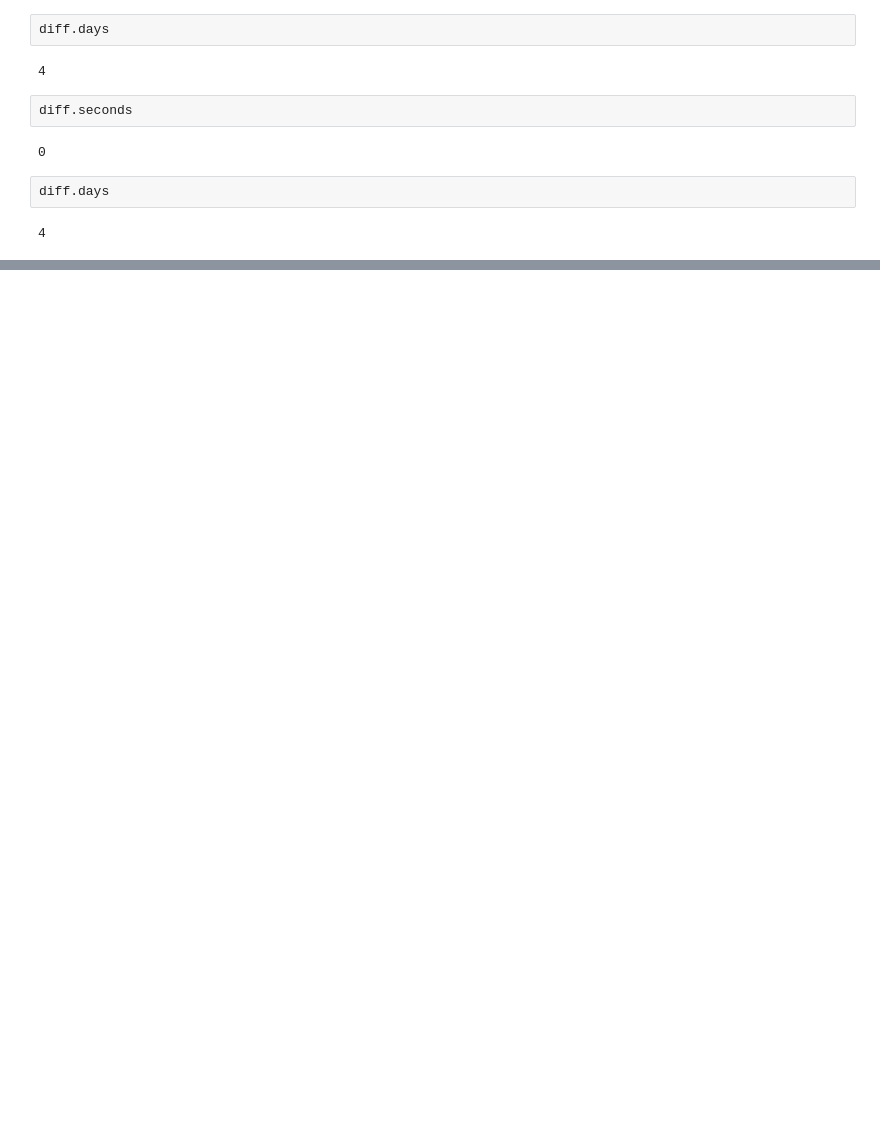
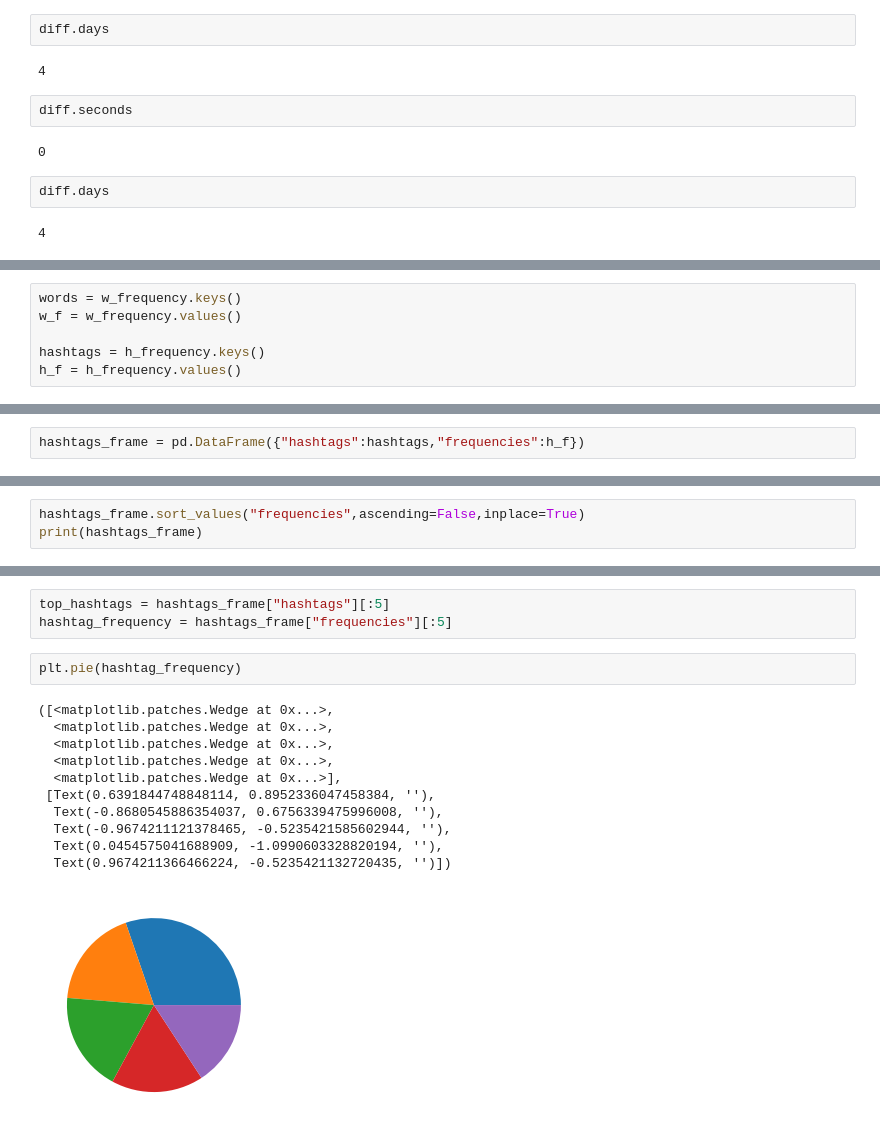
Before and after one commit to chirag-3/Instagram-Food-Vloggers-Data-scraping-using-Selenium, a Jupyter notebook: Food Vlogger Data Analysis.ipynb, the cells around one changed output, grey strips where cells are left out. Cells and saved outputs as stored; diff of their text form; blank space fills up the shorter version.

```diff
--- a/Food Vlogger Data Analysis.ipynb
+++ b/Food Vlogger Data Analysis.ipynb
@@ -456,0 +558,6 @@ plt.show()
+# %%
+words = w_frequency.keys()
+w_f = w_frequency.values()
+
+hashtags = h_frequency.keys()
+h_f = h_frequency.values()
@@ -456,0 +585,2 @@ plt.show()
+# %%
+hashtags_frame = pd.DataFrame({"hashtags":hashtags,"frequencies":h_f})
@@ -456,0 +604,3 @@ plt.show()
+# %%
+hashtags_frame.sort_values("frequencies",ascending=False,inplace=True)
+print(hashtags_frame)
@@ -456,0 +622,17 @@ plt.show()
+# %%
+top_hashtags = hashtags_frame["hashtags"][:5]
+hashtag_frequency = hashtags_frame["frequencies"][:5]
+# %%
+plt.pie(hashtag_frequency)
+# %% [output]
+([<matplotlib.patches.Wedge at 0x...>,
+  <matplotlib.patches.Wedge at 0x...>,
+  <matplotlib.patches.Wedge at 0x...>,
+  <matplotlib.patches.Wedge at 0x...>,
+  <matplotlib.patches.Wedge at 0x...>],
+ [Text(0.6391844748848114, 0.8952336047458384, ''),
+  Text(-0.8680545886354037, 0.6756339475996008, ''),
+  Text(-0.9674211121378465, -0.5235421585602944, ''),
+  Text(0.0454575041688909, -1.0990603328820194, ''),
+  Text(0.9674211366466224, -0.5235421132720435, '')])
+[figure, added]
```
Also changed, not shown: parts of 38 cells of this notebook, 1 other file.
